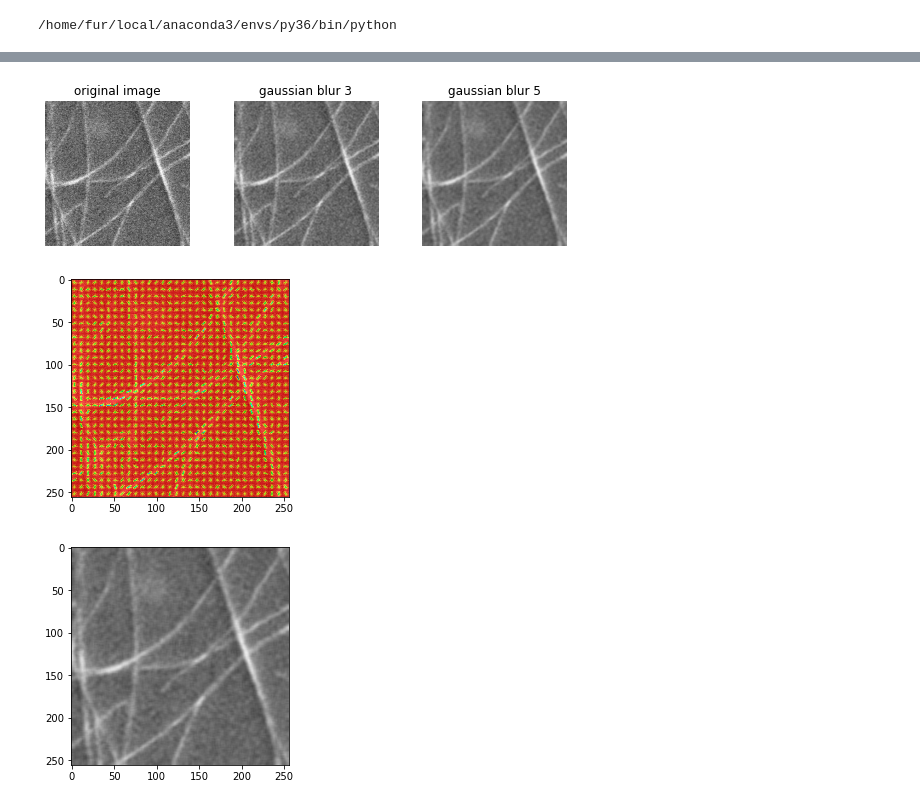
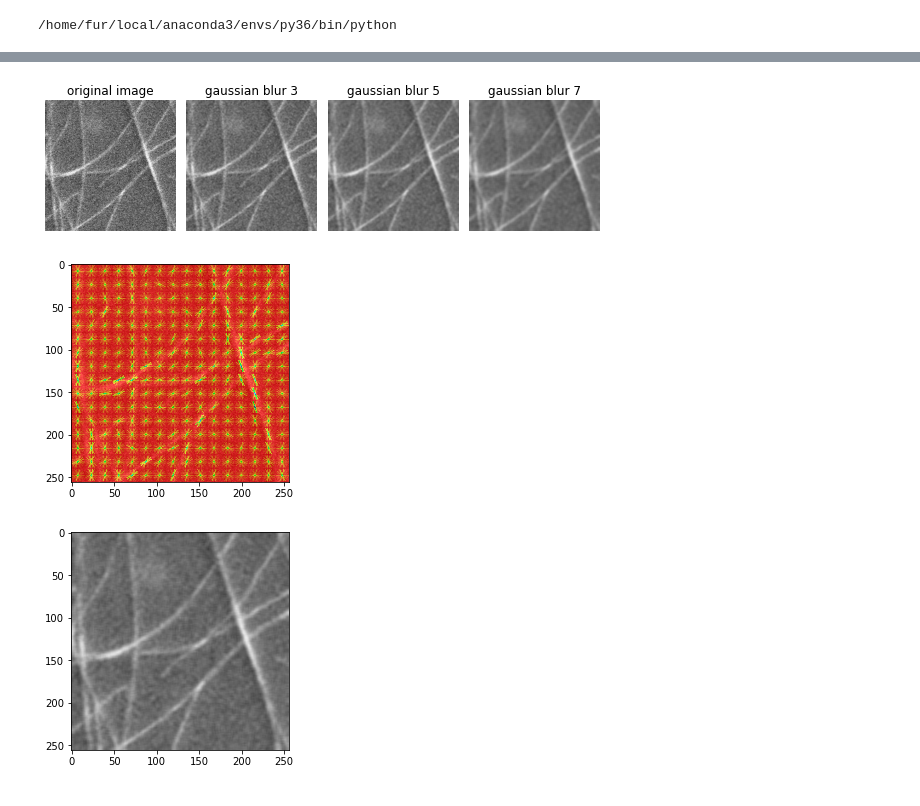
Before and after one commit to hiroshifuruta/hedgehog, a Jupyter notebook: hog.ipynb, the cells around one changed output, grey strips where cells are left out. Cells and saved outputs as stored; diff of their text form; code cells hidden in the pictures.

```diff
--- a/hog.ipynb
+++ b/hog.ipynb
@@ -19,3 +28,4 @@ Requirement already satisfied: opencv-python in /home/fur/local/anaconda3/envs/p
 image_raw = cv2.imread('02_80-100s__crop256px_5_5.bmp')
 image_gb3 = cv2.GaussianBlur(image_raw,(3,3), cv2.BORDER_DEFAULT)
 image_gb5 = cv2.GaussianBlur(image_raw,(5,5), cv2.BORDER_DEFAULT)
+image_gb7 = cv2.GaussianBlur(image_raw,(7,7), cv2.BORDER_DEFAULT)
@@ -22,30 +37,33 @@ image_gb5 = cv2.GaussianBlur(image_raw,(5,5), cv2.BORDER_DEFAULT)
 # %%
-fig, (ax0, ax1, ax2) = plt.subplots(nrows=1,
-                                    ncols=3,
+fig, (ax0, ax1, ax2, ax3) = plt.subplots(nrows=1,
+                                    ncols=4,
                                     figsize=(8, 2.5),
                                     sharex=True,
                                     sharey=True)
 ax0.imshow(image_raw, cmap='jet')
 ax0.set_title('original image')
 ax0.axis('off')
 
 ax1.imshow(image_gb3, vmin=image_gb3.min(), vmax=image_gb3.max(), cmap='jet')
 ax1.set_title('gaussian blur 3')
 ax1.axis('off')
 
 ax2.imshow(image_gb5, vmin=image_gb5.min(), vmax=image_gb5.max(), cmap='jet')
 ax2.set_title('gaussian blur 5')
 ax2.axis('off')
 
+ax3.imshow(image_gb7, vmin=image_gb7.min(), vmax=image_gb7.max(), cmap='jet')
+ax3.set_title('gaussian blur 7')
+ax3.axis('off')
 
 fig.tight_layout()
 fig.savefig('image-gaussian_blur.png')
 # %% [output]
-[figure, old version]
+[figure, new version]
 # %%
 #hog feature
 (hog, hog_image) = feature.hog(image_gb3, orientations=9,
-                    pixels_per_cell=(8, 8), cells_per_block=(4, 4),
+                    pixels_per_cell=(16, 16), cells_per_block=(16, 16),
                     block_norm='L2-Hys', visualize=True, transform_sqrt=True)
 
 plt.imshow(image_raw)
@@ -55,7 +73,7 @@ plt.imshow(hog_image,alpha=0.7, cmap='hsv')
 plt.show()
 #plt.imwrite('hog_gb.jpg', hog_image*255)
 # %% [output]
-[figure, old version]
+[figure, new version]
 # %%
 img_rgb = image_gb5
 # %%
```
Also changed, not shown: parts of 7 cells of this notebook, 3 other files.
